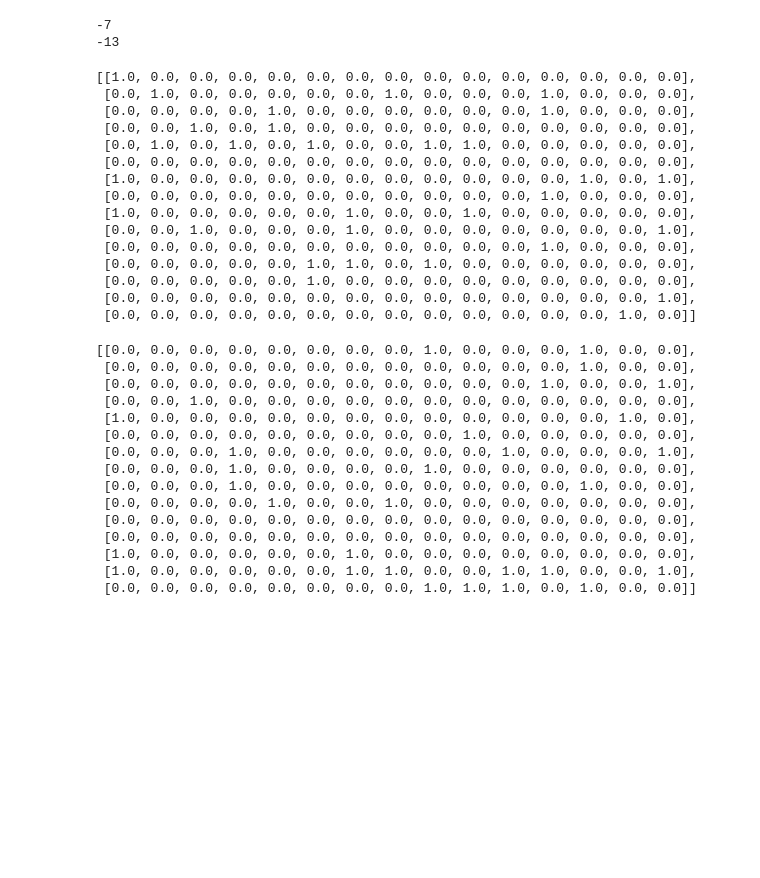
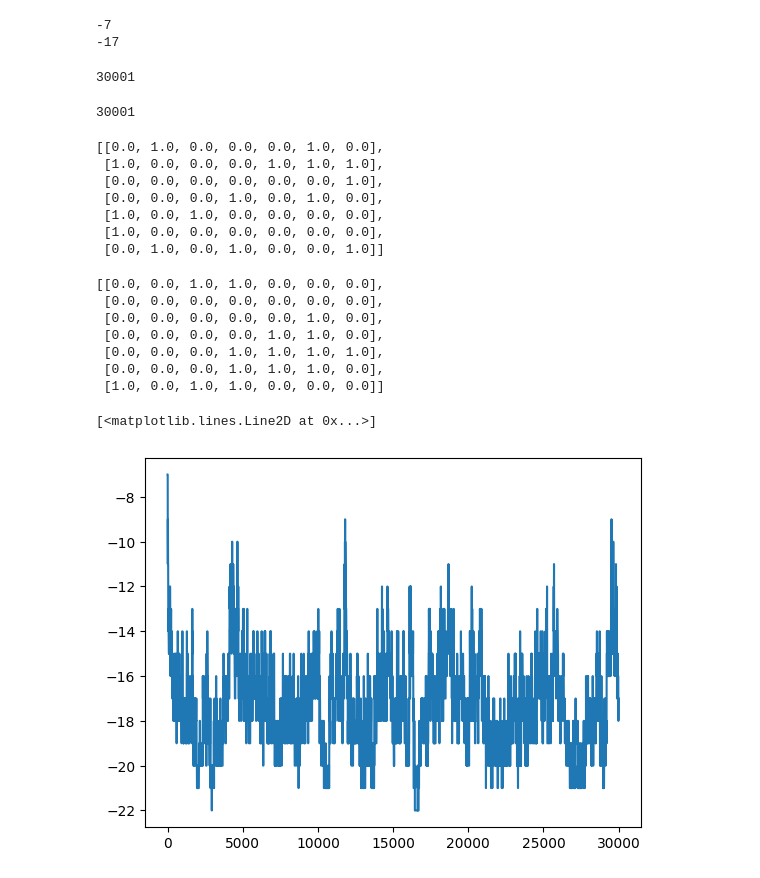
Before and after one commit to eridanirojas/563-rojas, a Jupyter notebook: MonteCarloSimulation.ipynb, the cells around one changed output. Drawn from its saved outputs; the diff is of its cells as text; code cells hidden in the pictures; blank space fills up the shorter version.

Commit message:
updated, energies and ts now recorded properly

```diff
--- a/MonteCarloSimulation.ipynb
+++ b/MonteCarloSimulation.ipynb
@@ -85,6 +86,7 @@ def montecarlo(system, steps, temp):
     configs = [copy.deepcopy(sim_sites)]  # Store initial configuration
     energies = [energy]  # Store initial energy
     step = 0
+    ts = [i for i in range(steps+1)]
 
     while step < steps:
         row = random.randint(0, size - 1)
@@ -122,61 +124,58 @@ def montecarlo(system, steps, temp):
                 if delta_E <= 0 or random.random() < math.exp(-delta_E / temp):
                     # Accept move
                     energy = E_final # Set energy of new configuration
+                    configs.append(copy.deepcopy(sim_sites)) # add to config history
+                    energies.append(energy) # add to energy history
                     step += 1
                 else:
                     # Reject move
                     sim_sites[row][col], sim_sites[new_row][new_col] = 1.0, 0.0 # undo move
+                    configs.append(copy.deepcopy(sim_sites)) # add to config history
+                    energies.append(energy) # add to energy history
                     step += 1
             else:
-              continue
-
-        configs.append(copy.deepcopy(sim_sites)) # Configuration history
-        energies.append(energy)  # Energy history
-
-    return configs, energies
+              continue # NEED TO INCLUDE REJECTION HERE VIA OVERLAPS
+    return configs, energies, ts
 # %%
-system = System(15, 30) # V, N, anything past 15 V is impractical for google colab
+system = System(7, 15) # L, N, anything past 15 V is impractical for google colab
 # %%
-configs, energies = montecarlo(system, 10000, 1) # system object, steps, T , T <= 1 we see more clustering.
+configs, energies, ts = montecarlo(system, 30000, 0.5) # system object, steps, T , T <= 1 we see more clustering.
 # %%
 print(energies[0])
 print(energies[-1])
 # %% [output]
 -7
--13
+-17
+# %%
+len(ts)
+# %% [output]
+30001
+# %%
+len(energies)
+# %% [output]
+30001
 # %%
 display(configs[0])
 # %% [output]
-[[1.0, 0.0, 0.0, 0.0, 0.0, 0.0, 0.0, 0.0, 0.0, 0.0, 0.0, 0.0, 0.0, 0.0, 0.0],
- [0.0, 1.0, 0.0, 0.0, 0.0, 0.0, 0.0, 1.0, 0.0, 0.0, 0.0, 1.0, 0.0, 0.0, 0.0],
- [0.0, 0.0, 0.0, 0.0, 1.0, 0.0, 0.0, 0.0, 0.0, 0.0, 0.0, 1.0, 0.0, 0.0, 0.0],
- [0.0, 0.0, 1.0, 0.0, 1.0, 0.0, 0.0, 0.0, 0.0, 0.0, 0.0, 0.0, 0.0, 0.0, 0.0],
- [0.0, 1.0, 0.0, 1.0, 0.0, 1.0, 0.0, 0.0, 1.0, 1.0, 0.0, 0.0, 0.0, 0.0, 0.0],
- [0.0, 0.0, 0.0, 0.0, 0.0, 0.0, 0.0, 0.0, 0.0, 0.0, 0.0, 0.0, 0.0, 0.0, 0.0],
- [1.0, 0.0, 0.0, 0.0, 0.0, 0.0, 0.0, 0.0, 0.0, 0.0, 0.0, 0.0, 1.0, 0.0, 1.0],
- [0.0, 0.0, 0.0, 0.0, 0.0, 0.0, 0.0, 0.0, 0.0, 0.0, 0.0, 1.0, 0.0, 0.0, 0.0],
- [1.0, 0.0, 0.0, 0.0, 0.0, 0.0, 1.0, 0.0, 0.0, 1.0, 0.0, 0.0, 0.0, 0.0, 0.0],
- [0.0, 0.0, 1.0, 0.0, 0.0, 0.0, 1.0, 0.0, 0.0, 0.0, 0.0, 0.0, 0.0, 0.0, 1.0],
- [0.0, 0.0, 0.0, 0.0, 0.0, 0.0, 0.0, 0.0, 0.0, 0.0, 0.0, 1.0, 0.0, 0.0, 0.0],
- [0.0, 0.0, 0.0, 0.0, 0.0, 1.0, 1.0, 0.0, 1.0, 0.0, 0.0, 0.0, 0.0, 0.0, 0.0],
- [0.0, 0.0, 0.0, 0.0, 0.0, 1.0, 0.0, 0.0, 0.0, 0.0, 0.0, 0.0, 0.0, 0.0, 0.0],
- [0.0, 0.0, 0.0, 0.0, 0.0, 0.0, 0.0, 0.0, 0.0, 0.0, 0.0, 0.0, 0.0, 0.0, 1.0],
- [0.0, 0.0, 0.0, 0.0, 0.0, 0.0, 0.0, 0.0, 0.0, 0.0, 0.0, 0.0, 0.0, 1.0, 0.0]]
+[[0.0, 1.0, 0.0, 0.0, 0.0, 1.0, 0.0],
+ [1.0, 0.0, 0.0, 0.0, 1.0, 1.0, 1.0],
+ [0.0, 0.0, 0.0, 0.0, 0.0, 0.0, 1.0],
+ [0.0, 0.0, 0.0, 1.0, 0.0, 1.0, 0.0],
+ [1.0, 0.0, 1.0, 0.0, 0.0, 0.0, 0.0],
+ [1.0, 0.0, 0.0, 0.0, 0.0, 0.0, 0.0],
+ [0.0, 1.0, 0.0, 1.0, 0.0, 0.0, 1.0]]
 # %%
 display(configs[-1])
 # %% [output]
-[[0.0, 0.0, 0.0, 0.0, 0.0, 0.0, 0.0, 0.0, 1.0, 0.0, 0.0, 0.0, 1.0, 0.0, 0.0],
- [0.0, 0.0, 0.0, 0.0, 0.0, 0.0, 0.0, 0.0, 0.0, 0.0, 0.0, 0.0, 1.0, 0.0, 0.0],
- [0.0, 0.0, 0.0, 0.0, 0.0, 0.0, 0.0, 0.0, 0.0, 0.0, 0.0, 1.0, 0.0, 0.0, 1.0],
- [0.0, 0.0, 1.0, 0.0, 0.0, 0.0, 0.0, 0.0, 0.0, 0.0, 0.0, 0.0, 0.0, 0.0, 0.0],
- [1.0, 0.0, 0.0, 0.0, 0.0, 0.0, 0.0, 0.0, 0.0, 0.0, 0.0, 0.0, 0.0, 1.0, 0.0],
- [0.0, 0.0, 0.0, 0.0, 0.0, 0.0, 0.0, 0.0, 0.0, 1.0, 0.0, 0.0, 0.0, 0.0, 0.0],
- [0.0, 0.0, 0.0, 1.0, 0.0, 0.0, 0.0, 0.0, 0.0, 0.0, 1.0, 0.0, 0.0, 0.0, 1.0],
- [0.0, 0.0, 0.0, 1.0, 0.0, 0.0, 0.0, 0.0, 1.0, 0.0, 0.0, 0.0, 0.0, 0.0, 0.0],
- [0.0, 0.0, 0.0, 1.0, 0.0, 0.0, 0.0, 0.0, 0.0, 0.0, 0.0, 0.0, 1.0, 0.0, 0.0],
- [0.0, 0.0, 0.0, 0.0, 1.0, 0.0, 0.0, 1.0, 0.0, 0.0, 0.0, 0.0, 0.0, 0.0, 0.0],
- [0.0, 0.0, 0.0, 0.0, 0.0, 0.0, 0.0, 0.0, 0.0, 0.0, 0.0, 0.0, 0.0, 0.0, 0.0],
- [0.0, 0.0, 0.0, 0.0, 0.0, 0.0, 0.0, 0.0, 0.0, 0.0, 0.0, 0.0, 0.0, 0.0, 0.0],
- [1.0, 0.0, 0.0, 0.0, 0.0, 0.0, 1.0, 0.0, 0.0, 0.0, 0.0, 0.0, 0.0, 0.0, 0.0],
- [1.0, 0.0, 0.0, 0.0, 0.0, 0.0, 1.0, 1.0, 0.0, 0.0, 1.0, 1.0, 0.0, 0.0, 1.0],
- [0.0, 0.0, 0.0, 0.0, 0.0, 0.0, 0.0, 0.0, 1.0, 1.0, 1.0, 0.0, 1.0, 0.0, 0.0]]
+[[0.0, 0.0, 1.0, 1.0, 0.0, 0.0, 0.0],
+ [0.0, 0.0, 0.0, 0.0, 0.0, 0.0, 0.0],
+ [0.0, 0.0, 0.0, 0.0, 0.0, 1.0, 0.0],
+ [0.0, 0.0, 0.0, 0.0, 1.0, 1.0, 0.0],
+ [0.0, 0.0, 0.0, 1.0, 1.0, 1.0, 1.0],
+ [0.0, 0.0, 0.0, 1.0, 1.0, 1.0, 0.0],
+ [1.0, 0.0, 1.0, 1.0, 0.0, 0.0, 0.0]]
+# %%
+plt.plot(ts, energies)
+# %% [output]
+[<matplotlib.lines.Line2D at 0x...>]
+[figure, added]
```
Also changed, not shown: parts of 1 cell of this notebook.
